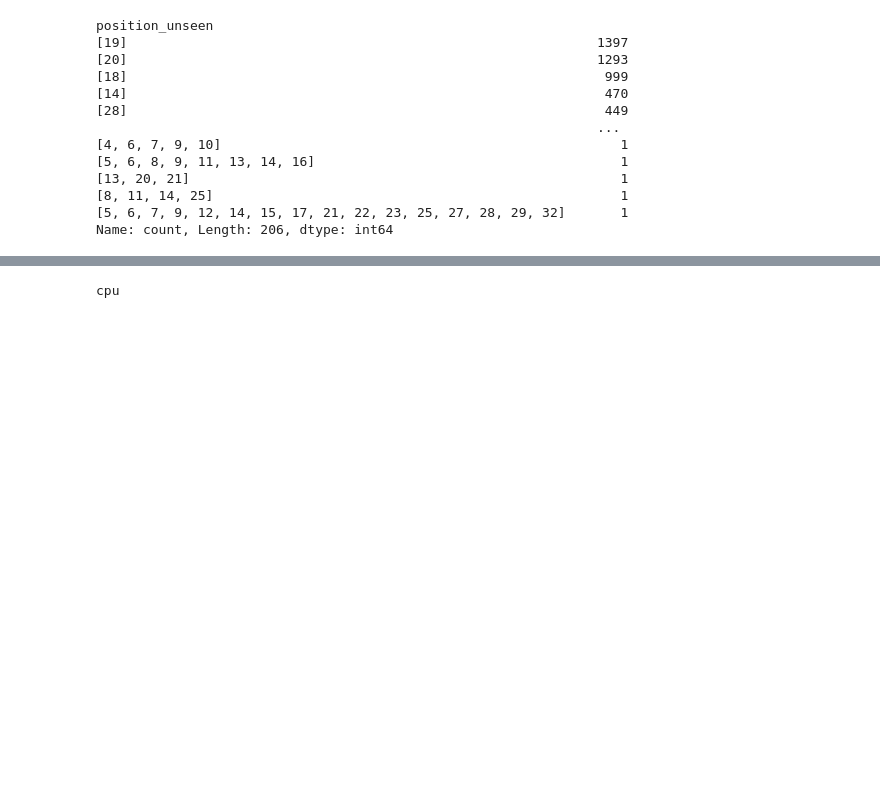
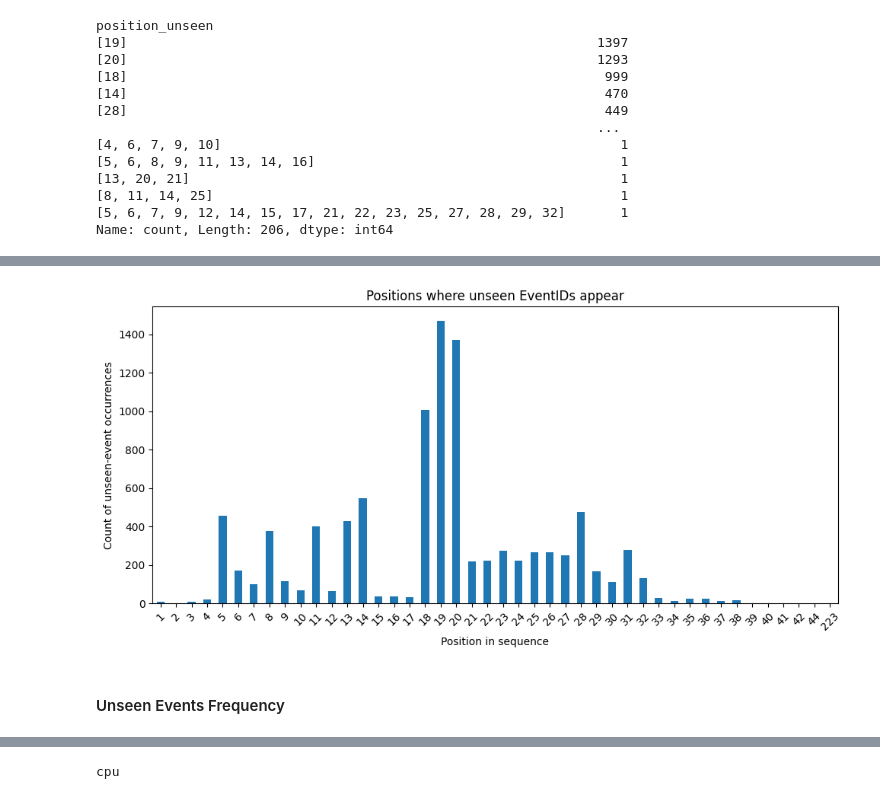
Before and after one commit to miqbal-id27/controlroom-xai-alarm-support-transformer, a Jupyter notebook: notebooks/00_exploration.ipynb, the cells around one changed output, grey strips where cells are left out. Drawn from its saved outputs; the diff is of its cells as text; code cells hidden in the pictures; blank space fills up the shorter version.

```diff
--- a/notebooks/00_exploration.ipynb
+++ b/notebooks/00_exploration.ipynb
@@ -1058,3 +1544,22 @@ position_unseen
 [8, 11, 14, 25]                                                    1
 [5, 6, 7, 9, 12, 14, 15, 17, 21, 22, 23, 25, 27, 28, 29, 32]       1
 Name: count, Length: 206, dtype: int64
+# %%
+# keep only rows that contain unseen events
+pos_df = evaluation_table[evaluation_table["includes_unseen"]].copy()
+
+# explode list values into one row per position
+pos_exploded = pos_df.explode("position_unseen")
+
+# remove missing values and ensure integer type
+pos_exploded = pos_exploded.dropna(subset=["position_unseen"])
+pos_exploded["position_unseen"] = pos_exploded["position_unseen"].astype(int)
+
+# count each position
+position_counts = (
+    pos_exploded["position_unseen"]
+    .value_counts()
+    .sort_index()
+)
+
+print(position_counts)
@@ -1060,0 +1584,17 @@ Name: count, Length: 206, dtype: int64
+# %%
+plt.figure(figsize=(10, 5))
+
+position_counts.plot(kind="bar")
+
+plt.xlabel("Position in sequence")
+plt.ylabel("Count of unseen-event occurrences")
+plt.title("Positions where unseen EventIDs appear")
+
+plt.xticks(rotation=45)
+
+plt.tight_layout()
+plt.show()
+# %% [output]
+[figure, added]
+# %% [markdown]
+#### Unseen Events Frequency
```
Also changed, not shown: parts of 420 cells of this notebook, 34 other files.
